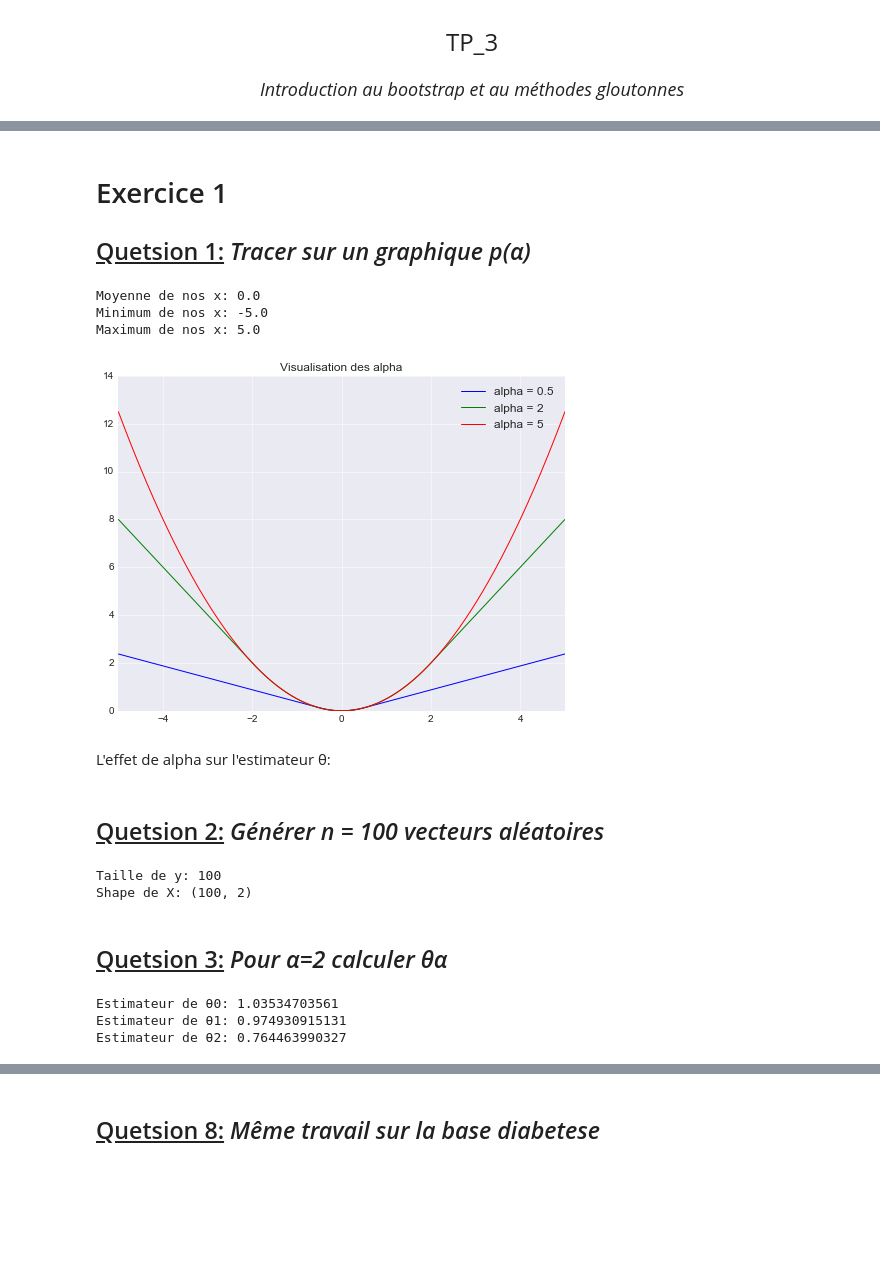
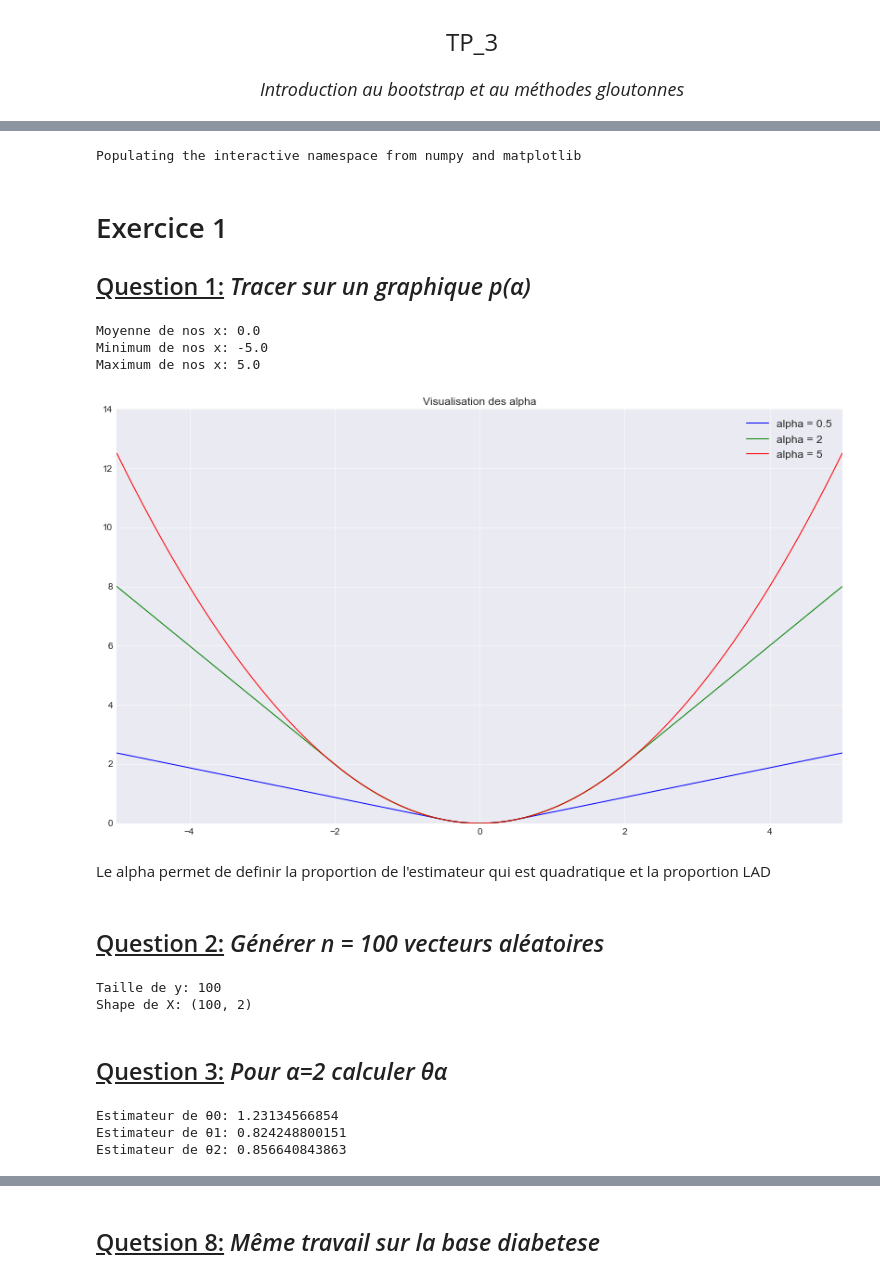
Before and after one commit to ClementTr/Statistics, a Jupyter notebook: TP3/TP_3.ipynb, the cells around one changed output, grey strips where cells are left out. Drawn from its saved outputs; the diff is of its cells as text; code cells hidden in the pictures; blank space fills up the shorter version.

```diff
--- a/TP3/TP_3.ipynb
+++ b/TP3/TP_3.ipynb
@@ -8,7 +8,13 @@
 # %%
+from sklearn.linear_model import OrthogonalMatchingPursuit
+from sklearn.linear_model.base import LinearModel
+from sklearn.preprocessing import StandardScaler
+from sklearn.model_selection import GridSearchCV
 from sklearn.preprocessing import scale
+from sklearn.base import RegressorMixin
 from scipy.optimize import minimize
 import statsmodels.datasets as sd
+from sklearn import linear_model
 import matplotlib.pyplot as plt
 from sklearn import datasets
 from numpy import linalg
@@ -18,45 +24,50 @@ import warnings
 import seaborn
 import pickle
 
-%matplotlib inline
+%pylab inline
+pylab.rcParams['figure.figsize'] = (14,8)
+pylab.style.use('seaborn-darkgrid')
+# %% [output]
+Populating the interactive namespace from numpy and matplotlib
 # %% [markdown]
 # Exercice 1
-## <u>Quetsion 1:</u> <i>Tracer sur un graphique p(α)</i>
+## <u>Question 1:</u> <i>Tracer sur un graphique p(α)</i>
 # %%
-def ro_alpha(alpha, x_val):
+def ro_alpha(X, alpha):
     if alpha == 0:
-        return abs(x_val)
-    if abs(x_val) <= alpha:
-        return x_val**2 /2.
-    return (alpha*abs(x_val) - (alpha**2)/2.)
+        f = np.abs(X)
+    else:
+        M = np.abs(X) < alpha
+        f = (alpha * np.abs(X) - (alpha ** 2) /2)
+        f[M] =  ((X ** 2) /2)[M]
+    return f
 
 x = np.linspace(-5, 5, 1000)
 print("Moyenne de nos x:", x.mean())
 print("Minimum de nos x:", x.min())
 print("Maximum de nos x:", x.max())
 
-val_alpha_05 = [ro_alpha(.5, x_val) for x_val in x]
-val_alpha_2 = [ro_alpha(2, x_val) for x_val in x]
-val_alpha_5 = [ro_alpha(5, x_val) for x_val in x]
+val_alpha_05 = ro_alpha(x, .5)
+val_alpha_2 = ro_alpha(x, 2)
+val_alpha_5 = ro_alpha(x, 5)
 
-plt.style.use('seaborn-darkgrid')
-fig = plt.figure(figsize=(8, 6))
+fig = plt.subplots()
 plt.plot(x, val_alpha_05)
 plt.plot(x, val_alpha_2)
 plt.plot(x, val_alpha_5)
 plt.xlim([-5, 5])
 plt.title("Visualisation des alpha")
 plt.legend(["alpha = 0.5", "alpha = 2", "alpha = 5"])
 plt.show()
 # %% [output]
 Moyenne de nos x: 0.0
 Minimum de nos x: -5.0
 Maximum de nos x: 5.0
-[figure, old version]
+[figure, new version]
-# %% [markdown]
-<font> L'effet de alpha sur l'estimateur θ: </font>
+# %% [markdown]
+Le alpha permet de definir la proportion de l'estimateur qui est quadratique et la proportion LAD
 # %% [markdown]
-## <u>Quetsion 2:</u> <i>Générer n = 100 vecteurs aléatoires</i>
+## <u>Question 2:</u> <i>Générer n = 100 vecteurs aléatoires</i>
 # %%
 d = 2
 X_init = np.random.uniform(0, 1, size=(100, d))
@@ -69,18 +80,15 @@ print("Taille de y:", len(y_init), "\nShape de X:", X_init.shape)
 Taille de y: 100
 Shape de X: (100, 2)
 # %% [markdown]
-## <u>Quetsion 3:</u> <i>Pour α=2 calculer θα</i>
+## <u>Question 3:</u> <i>Pour α=2 calculer θα</i>
 # %%
 def func_to_minimize(theta_chap, X, y, alpha):
-    res = 0
-    for i in range(len(X)):
-        res += ro_alpha(alpha, (y[i] - theta_chap[0] - (np.dot(X[i, :], theta_chap[1:]))))
-    sum_res = res
-    return sum_res
-
+    theta0 = theta_chap[0].reshape(-1,1)
+    theta = theta_chap[1:].reshape(-1,1)
+    return np.sum(ro_alpha(y - theta0 - np.dot(X, theta), alpha))
 
 def get_estimator(X, y, alpha):
-    return minimize(func_to_minimize, np.ones(X.shape[1] + 1), args=(X, y, alpha),
+    return minimize(func_to_minimize, np.zeros(X.shape[1] + 1), args=(X, y, alpha),
                     method='nelder-mead', options={'xtol': 1e-5}).x
 
 
@@ -90,7 +98,7 @@ print("Estimateur de θ0:", estim_theta[0])
 print("Estimateur de θ1:", estim_theta[1])
 print("Estimateur de θ2:", estim_theta[2])
 # %% [output]
-Estimateur de θ0: 1.03534703561
-Estimateur de θ1: 0.974930915131
-Estimateur de θ2: 0.764463990327
+Estimateur de θ0: 1.23134566854
+Estimateur de θ1: 0.824248800151
+Estimateur de θ2: 0.856640843863
 # %% [markdown]
```
Also changed, not shown: parts of 29 cells of this notebook, 4 other files.
